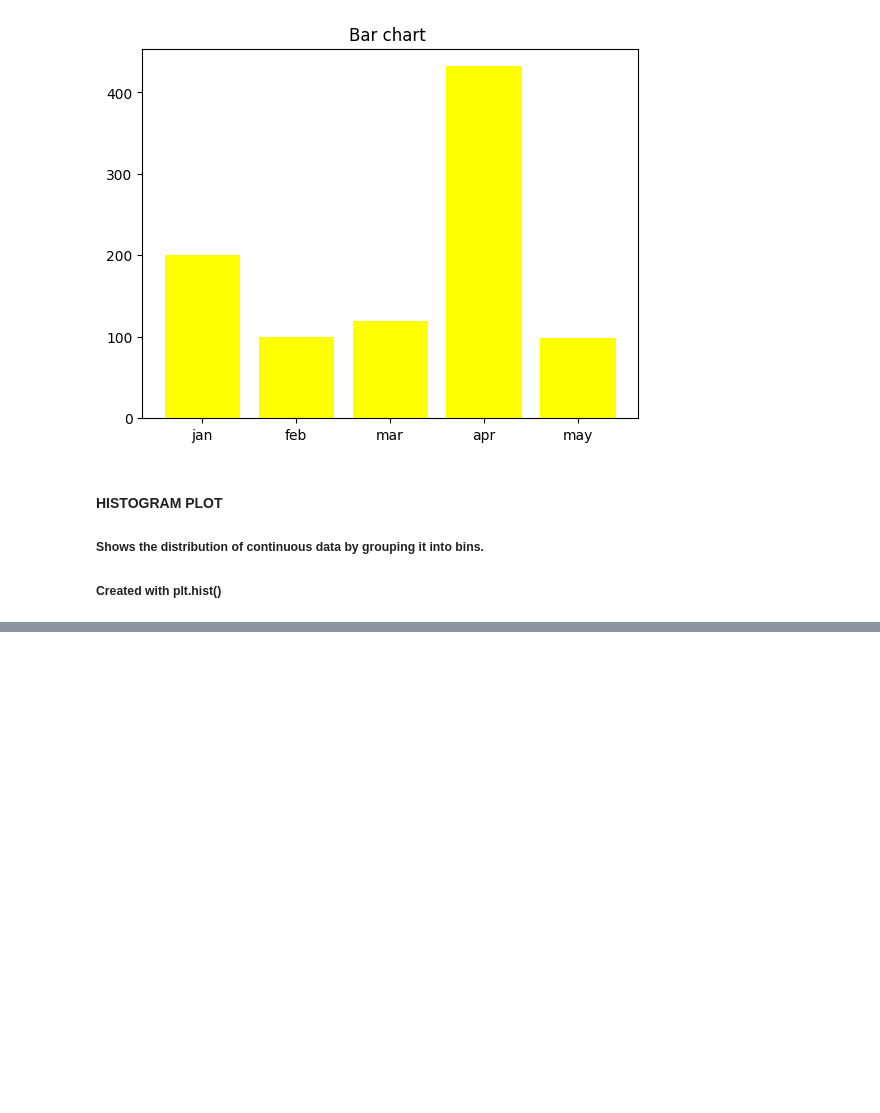
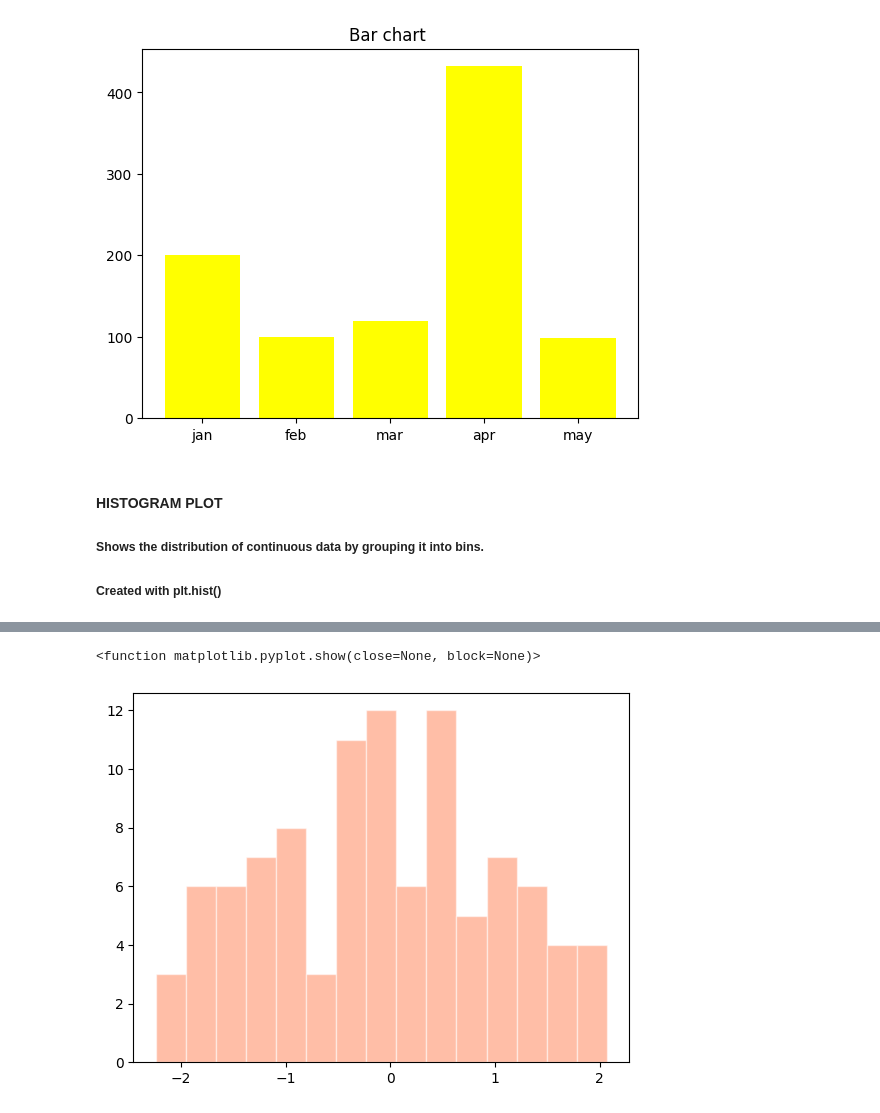
Before and after one commit to najafathima/Data_Science, a Jupyter notebook: week3.ipynb, the cells around one changed output, grey strips where cells are left out. Cells and saved outputs as stored; diff of their text form; code cells hidden in the pictures; blank space fills up the shorter version.

```diff
--- a/week3.ipynb
+++ b/week3.ipynb
@@ -167,0 +197,6 @@ plt.show
+# %%
+plt.hist(data,bins=15,color='coral',edgecolor='white',alpha=0.5)
+plt.show
+# %% [output]
+<function matplotlib.pyplot.show(close=None, block=None)>
+[figure, added]
```
Also changed, not shown: parts of 17 cells of this notebook.
